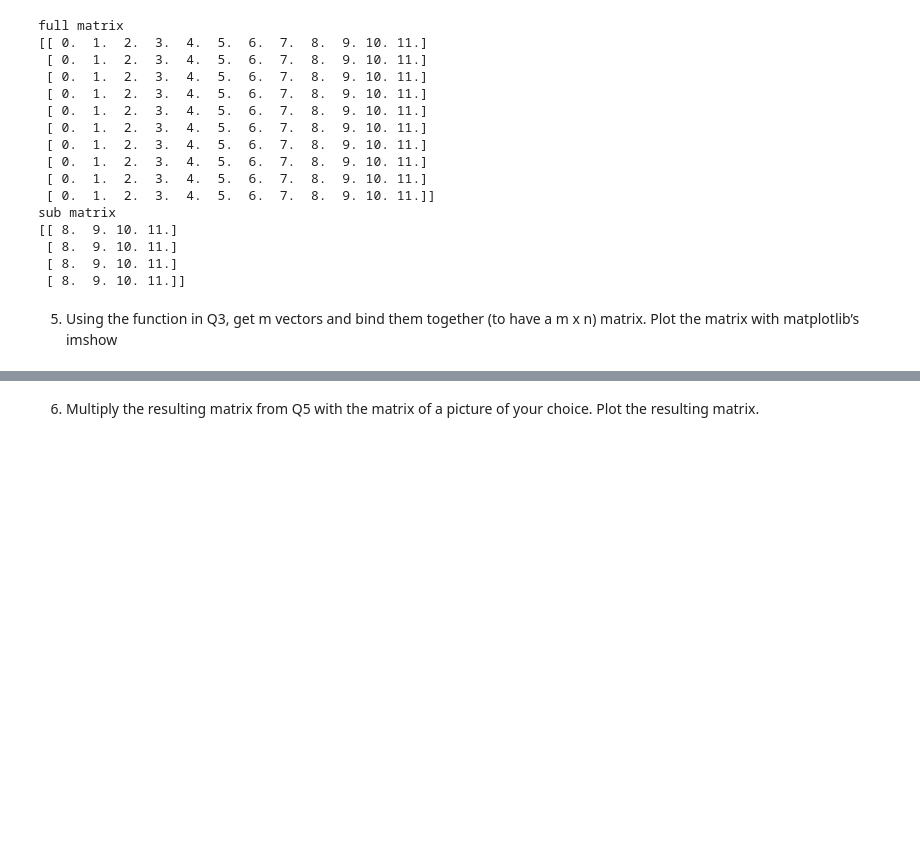
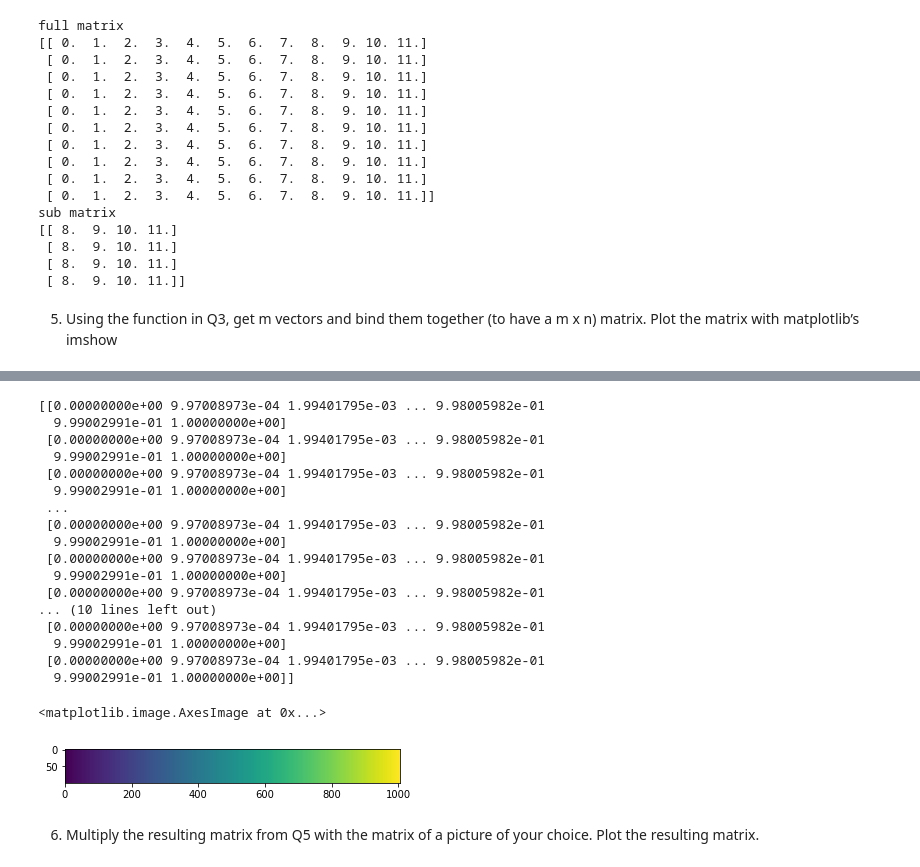
Before and after one commit to VictoriaNguyenMD/NumPy, a Jupyter notebook: resources/notebooks/our_first_numpy.ipynb, the cells around one changed output, grey strips where cells are left out. Saved outputs shown, nothing was run; the diff lists cells and outputs as text; code cells hidden in the pictures; blank space fills up the shorter version.

```diff
--- a/resources/notebooks/our_first_numpy.ipynb
+++ b/resources/notebooks/our_first_numpy.ipynb
@@ -95,3 +97,37 @@ plot.imshow(a_plot)
+# %%
+#so i can learn
+size_2 = 1004
+#c = np.full((size_1), a_very_usefull_function((size_1)))
+#d = np.full((size_2), a_very_usefull_function((size_2)))
+#c.resize(d.shape)# if (c < d) else d.resize(c.shape)
+e = np.full((size_1,size_2), a_very_usefull_function((size_2)))
+print(e)
+#print(c)
+#print(d)
+print(e)
+e_plot = np.matrix(e)
+#e_plot = np.matrix(e);
+plot.imshow(e_plot)
+# %% [output]
+[[0.00000000e+00 9.97008973e-04 1.99401795e-03 ... 9.98005982e-01
+  9.99002991e-01 1.00000000e+00]
+ [0.00000000e+00 9.97008973e-04 1.99401795e-03 ... 9.98005982e-01
+  9.99002991e-01 1.00000000e+00]
+ [0.00000000e+00 9.97008973e-04 1.99401795e-03 ... 9.98005982e-01
+  9.99002991e-01 1.00000000e+00]
+ ...
+ [0.00000000e+00 9.97008973e-04 1.99401795e-03 ... 9.98005982e-01
+  9.99002991e-01 1.00000000e+00]
+ [0.00000000e+00 9.97008973e-04 1.99401795e-03 ... 9.98005982e-01
+  9.99002991e-01 1.00000000e+00]
+ [0.00000000e+00 9.97008973e-04 1.99401795e-03 ... 9.98005982e-01
+... (10 lines left out)
+ [0.00000000e+00 9.97008973e-04 1.99401795e-03 ... 9.98005982e-01
+  9.99002991e-01 1.00000000e+00]
+ [0.00000000e+00 9.97008973e-04 1.99401795e-03 ... 9.98005982e-01
+  9.99002991e-01 1.00000000e+00]]
+<matplotlib.image.AxesImage at 0x...>
+[figure, added]
 # %% [markdown]
 6. Multiply the resulting matrix from Q5 with the matrix of a picture of your choice.
 Plot the resulting matrix.
```
Also changed, not shown: parts of 6 cells of this notebook.
